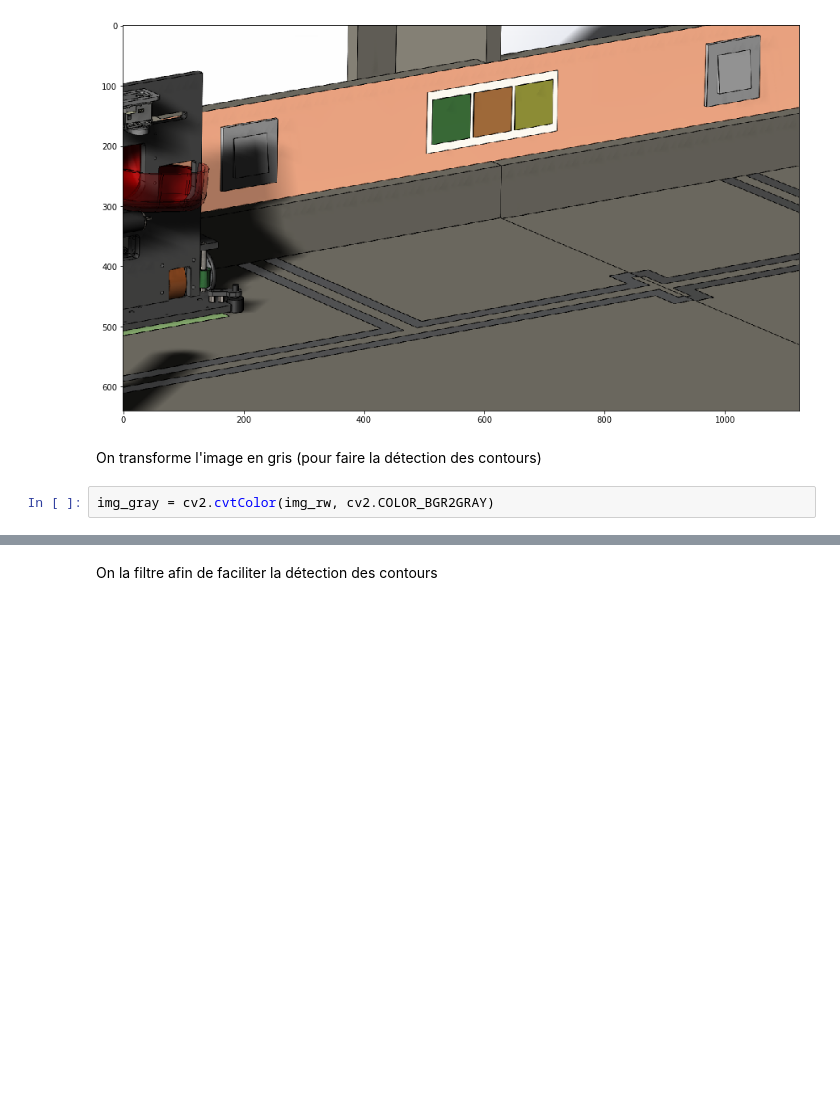
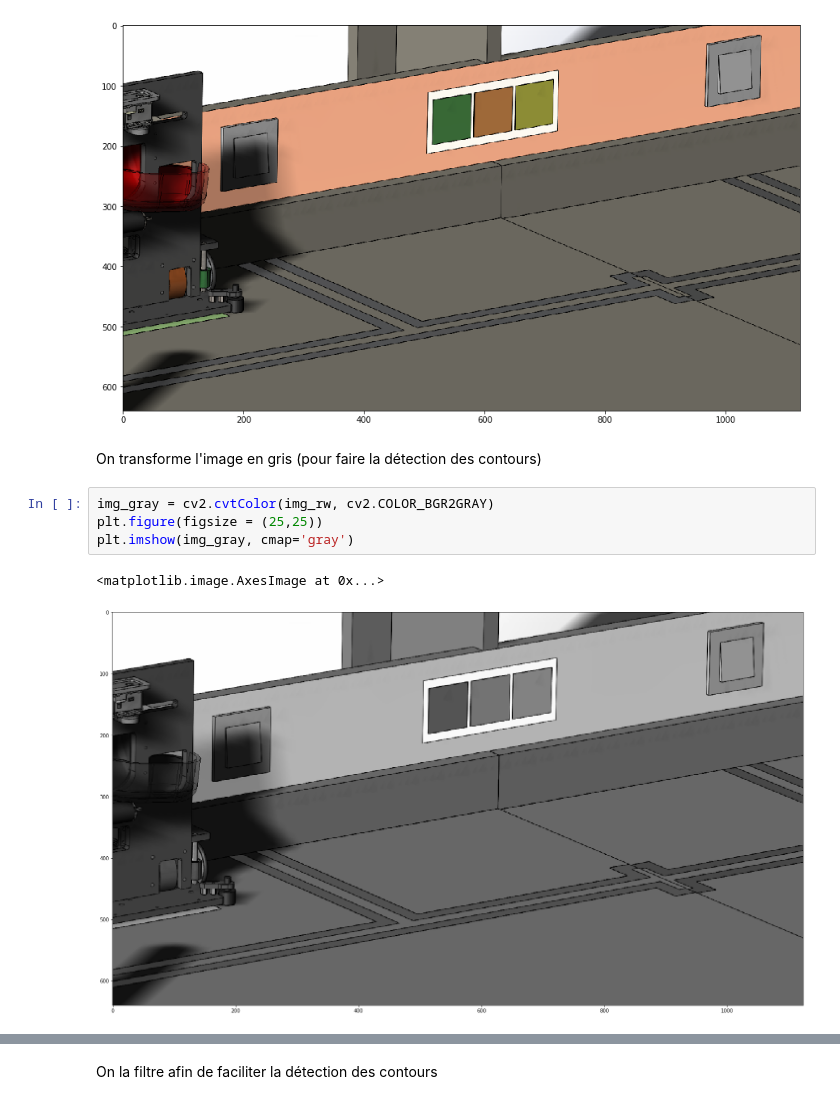
Before and after one commit to SNerduino/rectangles_extractor, a Jupyter notebook: Detecteur de sequences de couleurs sous forme de carrés.ipynb, the cells around one changed output, grey strips where cells are left out. Saved outputs shown, nothing was run; the diff lists cells and outputs as text; blank space fills up the shorter version.

```diff
--- a/Detecteur de sequences de couleurs sous forme de carrés.ipynb
+++ b/Detecteur de sequences de couleurs sous forme de carrés.ipynb
@@ -45,3 +45,8 @@ plt.imshow(img)
 On transforme l'image en gris (pour faire la détection des contours)
 # %%
 img_gray = cv2.cvtColor(img_rw, cv2.COLOR_BGR2GRAY)
+plt.figure(figsize = (25,25))
+plt.imshow(img_gray, cmap='gray')
+# %% [output]
+<matplotlib.image.AxesImage at 0x...>
+[figure, added]
```
Also changed, not shown: parts of 9 cells of this notebook.
